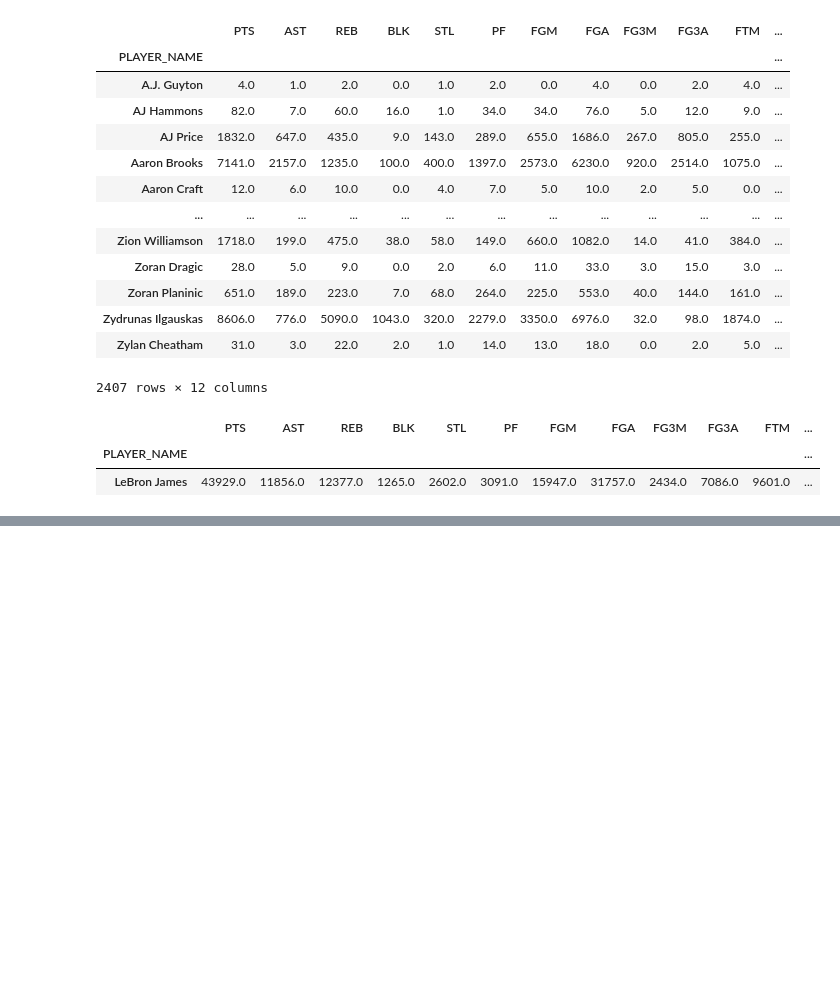
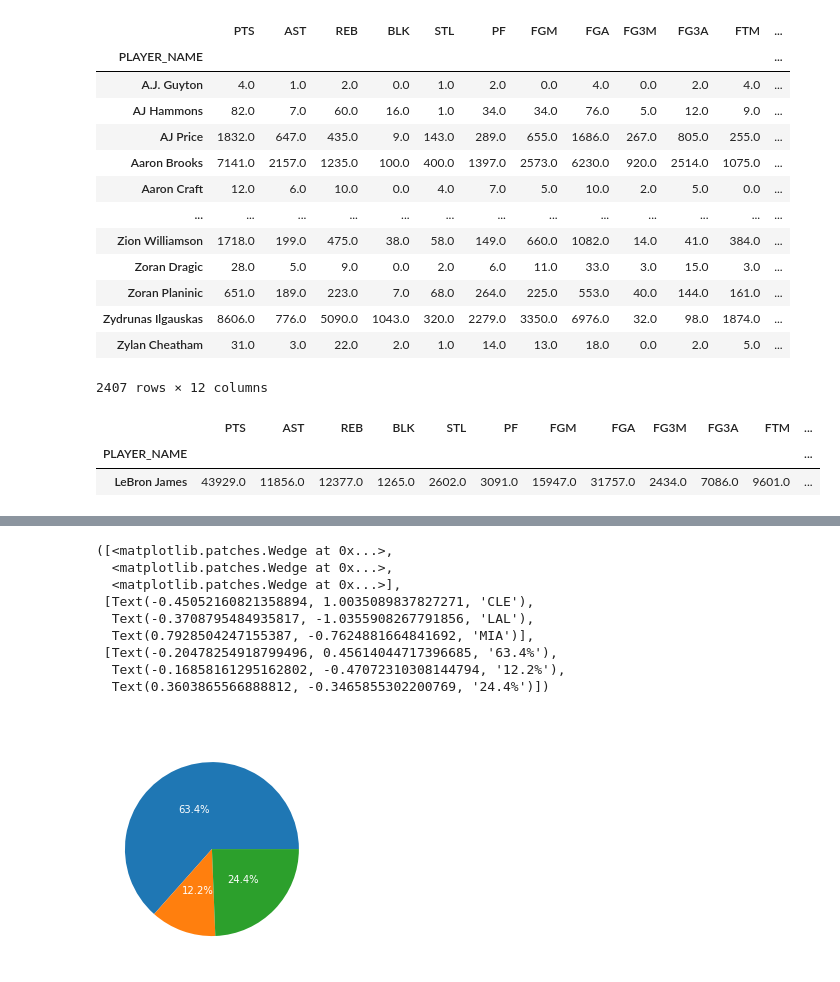
Before and after one commit to CodeSigma/Learn-Data-Science, a Jupyter notebook: lebron-s-absurd-stats.ipynb, the cells around one changed output, grey strips where cells are left out. Saved outputs shown, nothing was run; the diff lists cells and outputs as text; code cells hidden in the pictures; blank space fills up the shorter version.

```diff
--- a/lebron-s-absurd-stats.ipynb
+++ b/lebron-s-absurd-stats.ipynb
@@ -330,0 +344,15 @@ fig.tight_layout()
+# %%
+plt.title("LeBron Team", fontsize=20, color = "white")
+
+plt.pie(x = bron_details.groupby(["TEAM_ABBREVIATION"]).count().home, labels = ["CLE", "LAL", "MIA"], autopct="%.1f%%", pctdistance=0.5)
+# %% [output]
+([<matplotlib.patches.Wedge at 0x...>,
+  <matplotlib.patches.Wedge at 0x...>,
+  <matplotlib.patches.Wedge at 0x...>],
+ [Text(-0.45052160821358894, 1.0035089837827271, 'CLE'),
+  Text(-0.3708795484935817, -1.0355908267791856, 'LAL'),
+  Text(0.7928504247155387, -0.7624881664841692, 'MIA')],
+ [Text(-0.20478254918799496, 0.45614044717396685, '63.4%'),
+  Text(-0.16858161295162802, -0.47072310308144794, '12.2%'),
+  Text(0.3603865566888812, -0.3465855302200769, '24.4%')])
+[figure, added]
```
Also changed, not shown: parts of 12 cells of this notebook.
